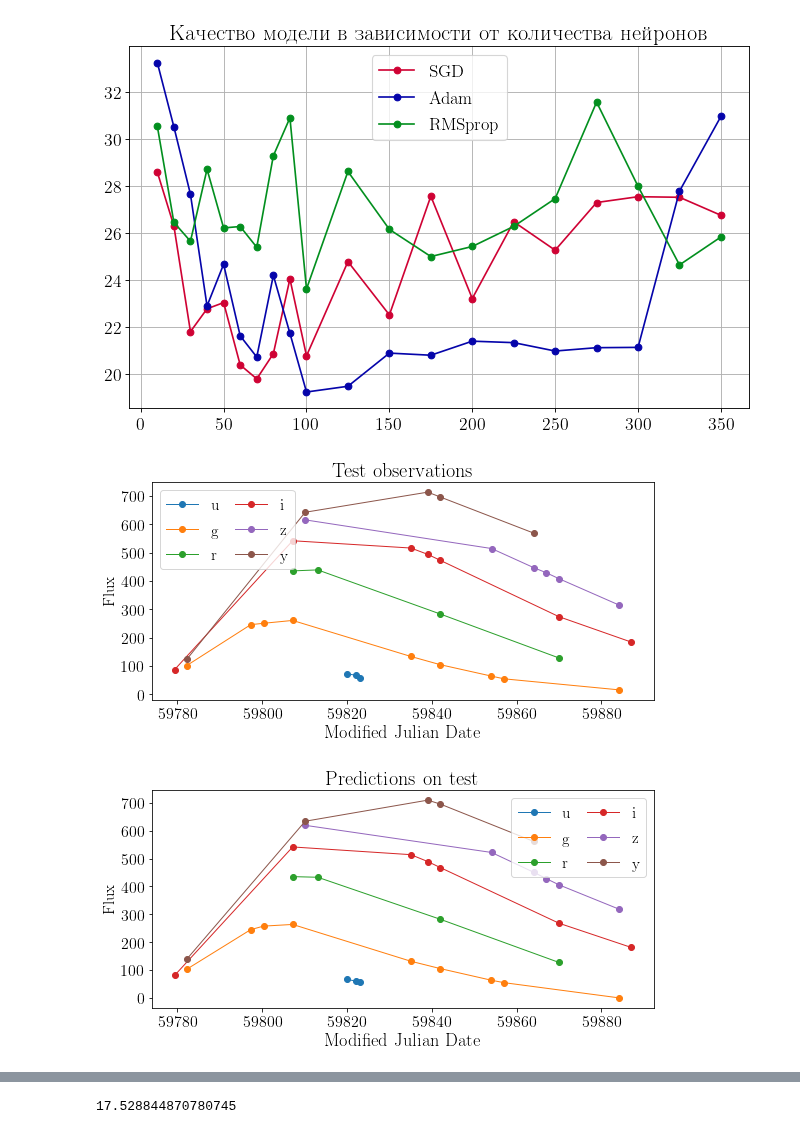
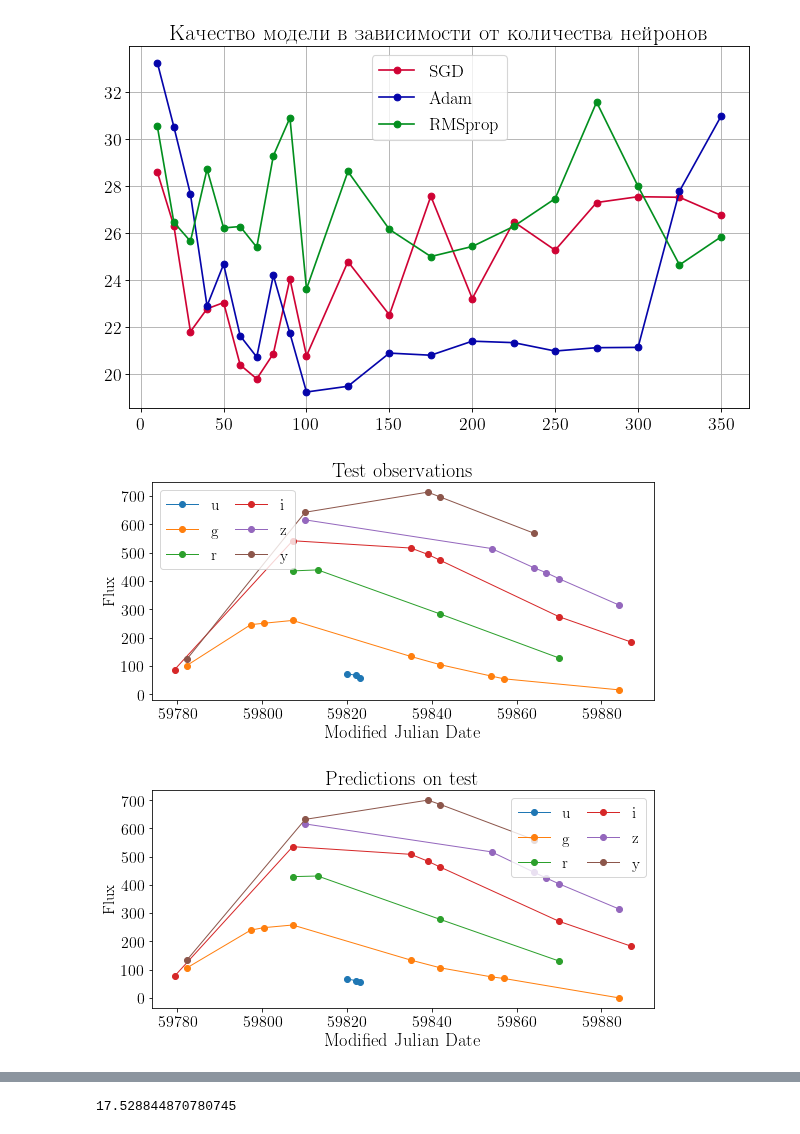
Before and after one commit to HSE-LAMBDA/light_curve_approx, a Jupyter notebook: notebooks/ChooseSingleLayerNet.ipynb, the cells around one changed output, grey strips where cells are left out. Saved outputs shown, nothing was run; the diff lists cells and outputs as text; code cells hidden in the pictures.

Commit message:
update single layer augmentation

```diff
--- a/notebooks/ChooseSingleLayerNet.ipynb
+++ b/notebooks/ChooseSingleLayerNet.ipynb
@@ -43,6 +43,8 @@ object_ids = np.unique(data.object_id)
 passband2name = {0: 'u', 1: 'g', 2: 'r', 3: 'i', 4: 'z', 5: 'y'}
 passband2lam  = {0: np.log10(3751.36), 1: np.log10(4741.64), 2: np.log10(6173.23),
                  3: np.log10(7501.62), 4: np.log10(8679.19), 5: np.log10(9711.53)}
+
+data["log_lam"] = data.apply(lambda x: passband2lam[x.passband], axis=1)
 # %%
 def get_object(data, object_id):
     anobject = data[data.object_id == object_id]
@@ -110,7 +106,6 @@ def plot_light_curves(anobject, title=""):
     plt.title(title, fontsize=20)
 # %%
 anobject = get_object(data, 34299)
-anobject = add_log_lam(anobject)
 
 plot_light_curves(anobject)
 # %% [output]
@@ -326,19 +321,18 @@ fig.savefig("metrics_for_different_nhidden.pdf")
 [figure]
 # %%
 anobject = get_object(data, 34299)
-anobject = add_log_lam(anobject)
 
 # fit augmentation model
 model = single_layer_regressor.SingleLayerNetAugmentation(passband2lam)
 model.fit(anobject_train['mjd'].values, anobject_train['flux'].values,
-          anobject_train['flux_err'].values, anobject_train['passband'].values)
+          anobject_train['flux_err'].values, anobject_train['log_lam'].values)
 
 # predict flux for unseen observations
-flux_pred = model.predict(anobject_test['mjd'].values, anobject_test['passband'].values, copy=True)
+flux_pred = model.predict(anobject_test['mjd'].values, anobject_test['log_lam'].values, copy=True)
 
 # augmentation
-t_aug, flux_aug, passband_aug = model.augmentation(anobject['mjd'].min(),
-                                                   anobject['mjd'].max(), n_obs=1000)
+t_aug, flux_aug, passbands_aug, log_lam_aug = model.augmentation(anobject['mjd'].min(),
+                                                                 anobject['mjd'].max(), n_obs=1000)
 # %%
 def compile_obj(t, flux, passband):
     obj = pd.DataFrame()
@@ -349,12 +343,12 @@ def compile_obj(t, flux, passband):
     return obj
 # %%
 anobject_test_pred = compile_obj(anobject_test['mjd'].values, flux_pred, anobject_test['passband'].values)
-anobject_aug = compile_obj(t_aug, flux_aug, passband_aug)
+anobject_aug = compile_obj(t_aug, flux_aug, passbands_aug)
 plot_light_curves(anobject_test, "Test observations")
 plot_light_curves(anobject_test_pred, "Predictions on test")
 # %% [output]
 [figure]
-[figure, old version]
+[figure, new version]
 # %%
 plot_light_curves(anobject_aug, "Approximation")
 # %% [output]
```
Also changed, not shown: parts of 6 cells of this notebook, 1 other file.
